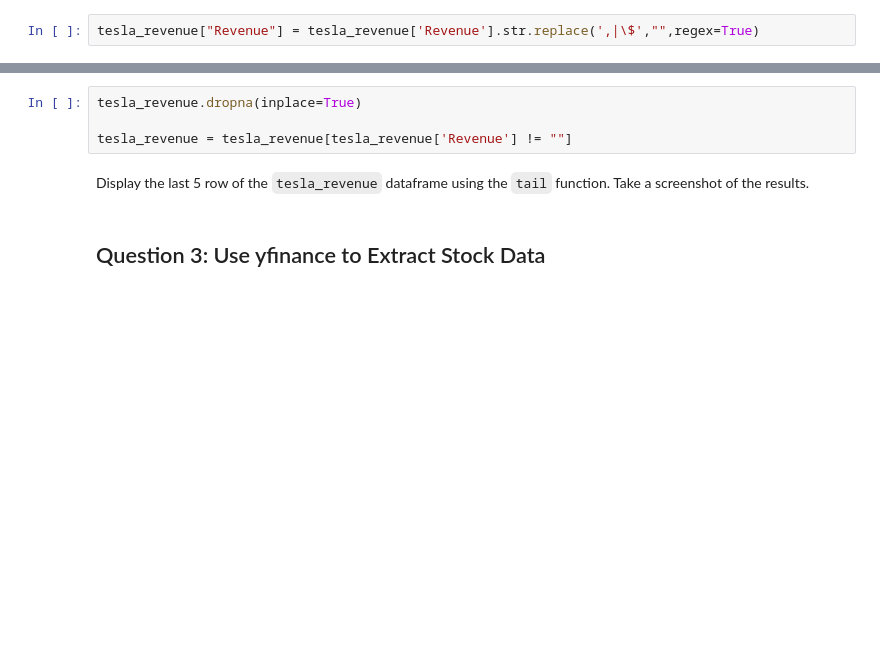
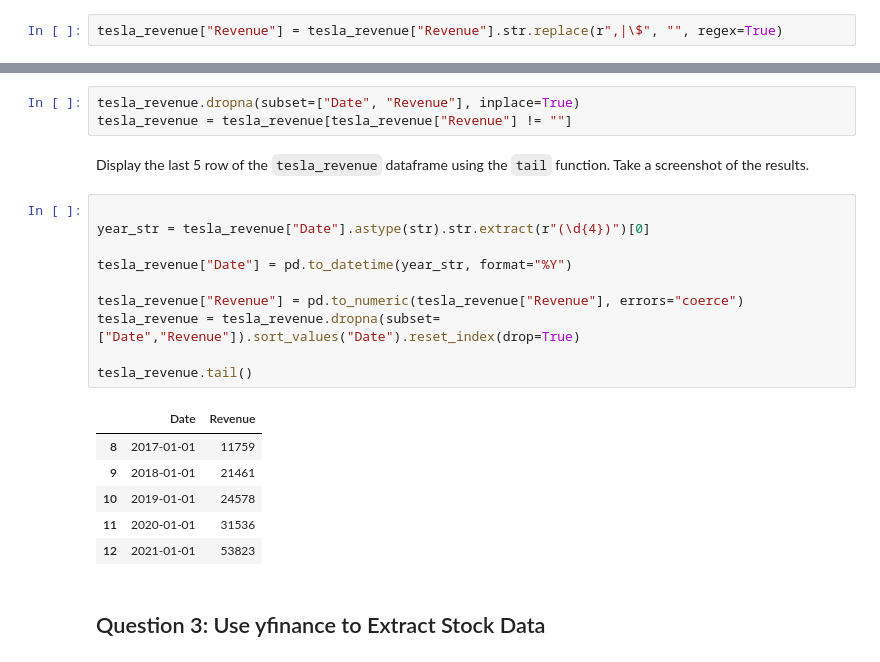
Before and after one commit to NickWeber651/stocks-dashboard, a Jupyter notebook: Final Assignment-v2.ipynb, the cells around one changed output, grey strips where cells are left out. Cells and saved outputs as stored; diff of their text form; blank space fills up the shorter version.

```diff
--- a/Final Assignment-v2.ipynb
+++ b/Final Assignment-v2.ipynb
@@ -172,15 +214,31 @@ We are focusing on quarterly revenue in the lab.
 # %% [markdown]
 Execute the following line to remove the comma and dollar sign from the `Revenue` column.
 # %%
-tesla_revenue["Revenue"] = tesla_revenue['Revenue'].str.replace(',|\$',"",regex=True)
+tesla_revenue["Revenue"] = tesla_revenue["Revenue"].str.replace(r",|\$", "", regex=True)
 # %% [markdown]
 Execute the following lines to remove an null or empty strings in the Revenue column.
 # %%
-tesla_revenue.dropna(inplace=True)
-
-tesla_revenue = tesla_revenue[tesla_revenue['Revenue'] != ""]
+tesla_revenue.dropna(subset=["Date", "Revenue"], inplace=True)
+tesla_revenue = tesla_revenue[tesla_revenue["Revenue"] != ""]
 # %% [markdown]
 Display the last 5 row of the `tesla_revenue` dataframe using the `tail` function. Take a screenshot of the results.
+# %%
+
+year_str = tesla_revenue["Date"].astype(str).str.extract(r"(\d{4})")[0]
+
+tesla_revenue["Date"] = pd.to_datetime(year_str, format="%Y")
+
+tesla_revenue["Revenue"] = pd.to_numeric(tesla_revenue["Revenue"], errors="coerce")
+tesla_revenue = tesla_revenue.dropna(subset=["Date","Revenue"]).sort_values("Date").reset_index(drop=True)
+
+tesla_revenue.tail()
+# %% [output]
+|  | Date | Revenue |
+| 8 | 2017-01-01 | 11759 |
+| 9 | 2018-01-01 | 21461 |
+| 10 | 2019-01-01 | 24578 |
+| 11 | 2020-01-01 | 31536 |
+| 12 | 2021-01-01 | 53823 |
 # %% [markdown]
 ## Question 3: Use yfinance to Extract Stock Data
 # %% [markdown]
```
Also changed, not shown: parts of 4 cells of this notebook.
